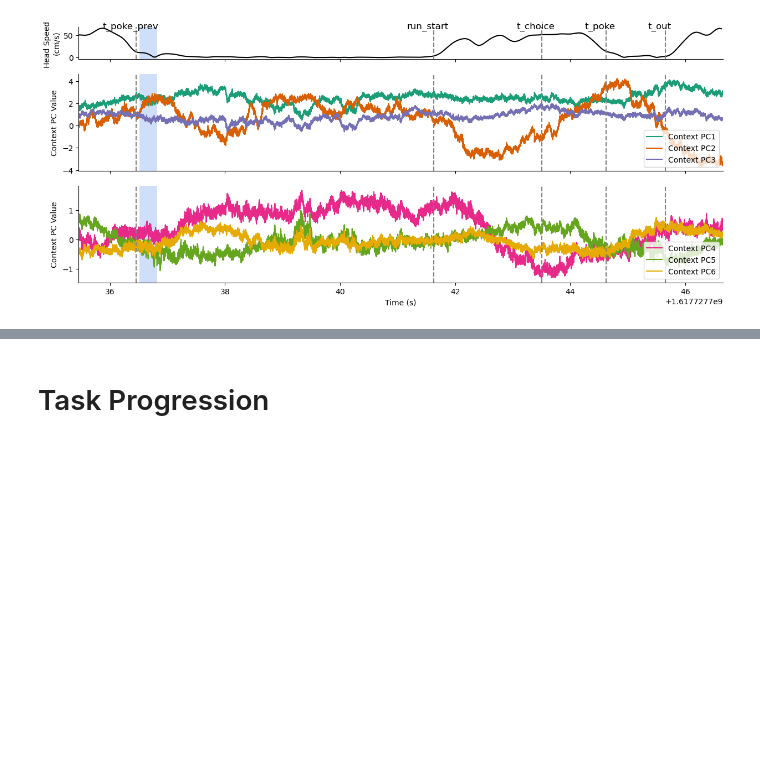
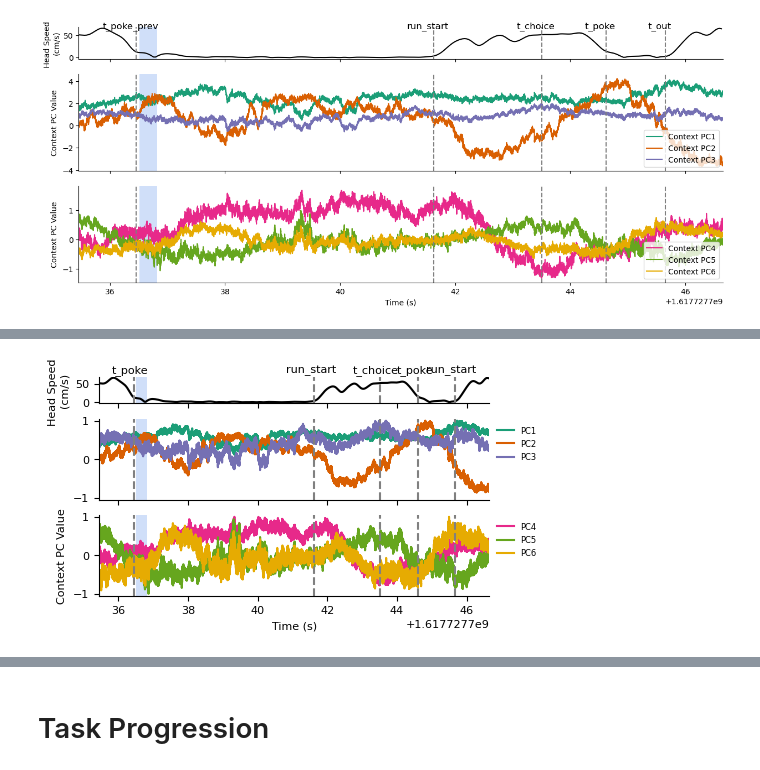
Before and after one commit to samuelbray32/c3po_publication, a Jupyter notebook: Fig5+6/rat_mpfc_sample_trace.ipynb, the cells around one changed output, grey strips where cells are left out. Saved outputs shown, nothing was run; the diff lists cells and outputs as text; code cells hidden in the pictures; blank space fills up the shorter version.

```diff
--- a/Fig5+6/rat_mpfc_sample_trace.ipynb
+++ b/Fig5+6/rat_mpfc_sample_trace.ipynb
@@ -31,8 +31,8 @@ marks_group_name = "mpfc_HYBRID"
 model_key = {
     "nwb_file_name": nwb_file_name,
     "marks_group_name": marks_group_name,
-    "model_name":"wilbur_v0_HYBRID_20210406_128d"
-    # "training_params_name":"wilbur_post_fix"
+    # "model_name":"wilbur_v0_HYBRID_20210406_128d"
+    "training_params_name":"wilbur_post_fix"
 }
 Model & model_key
 model_key = (Model() & model_key).fetch1("KEY")
@@ -46,6 +46,7 @@ analysis = (Model() & model_key).fetch_c3po_analysis(model_key, checkpoint=check
 
 from c3po.analysis.analysis import figure_directory
 from pathlib import Path
+figure_directory = Path("/home/sambray/Documents/c3po_publication/Figures")
 first_epochs = False
 fig_dir = Path(figure_directory) / f"Fig{fig_num}/{analysis_name}"/f"{subject}_{date}_{marks_group_name}_{model_key['model_name']}"
 if first_epochs:
@@ -1017,0 +1045,75 @@ fig.savefig(fig_dir / f"example_trial_{trial}.svg",)
+# %%
+if nwb_file_name == "wilbur20210406_.nwb":
+    trial = 124
+# elif nwb_file_name == "wilbur20210404_.nwb":
+    # trial = 24
+
+row = trial_df.iloc[trial]
+t_start = row.t_poke_prev - 1
+t_end = row.t_out + 1
+
+
+plt.rcParams.update({'font.size': 8})
+fig, ax = plt.subplots(nrows=3, height_ratios=[1, 3, 3], figsize=(5, 2.75), sharex=True,
+                       constrained_layout=True)
+c_ax_1= ax[1]
+c_ax_2 = ax[2]
+speed_ax = ax[0]
+
+
+# Speed
+pos_st = np.digitize(t_start, pos_df.index.values)
+pos_en = np.digitize(t_end, pos_df.index.values)
+pos_df_plot = pos_df.iloc[pos_st:pos_en]
+speed_ax.plot(pos_df_plot.index.values, pos_df_plot["head_speed"].values, color="black")
+speed_ax.set_ylabel("Head Speed \n(cm/s)")
+
+# Context
+ind_st = np.digitize(t_start, analysis.t)
+ind_en = np.digitize(t_end, analysis.t)
+ind_plot = slice(ind_st, ind_en)
+for i in [0,1,2]:
+    val = analysis.c_pca[ind_plot, i]
+    val = val/np.max(np.abs(val))
+    c_ax_1.plot(analysis.t[ind_plot], val, label=f"PC{i+1}",
+                color = plt.cm.Dark2(i/8))
+for i in [3,4,5]:
+    val = analysis.c_pca[ind_plot, i]
+    val = val/np.max(np.abs(val))
+    c_ax_2.plot(analysis.t[ind_plot], val, label=f"PC{i+1}",
+                color = plt.cm.Dark2(i/8))
+
+# c_ax_1.set_ylim(-4.5,4.5)
+for a in [c_ax_1, c_ax_2]:
+    a.set_ylim(-1.05,1.05)
+c_ax_2.set_ylabel("Context PC Value")
+
+# Mark Events
+times_to_mark = ["t_poke_prev", "run_start", "t_choice", "t_poke", "t_out"]
+text_to_mark = ["t_poke", "run_start", "t_choice", "t_poke", "run_start"]
+ylim = ax[0].get_ylim()
+for time, label in zip(times_to_mark, text_to_mark):
+    ax[0].text(row[time]-.1, 1.05 * ylim[1], label, fontsize=8, ha='center', va='bottom')
+    if not np.isnan(row[time]):
+        for i_a, a in enumerate(ax):
+            a.axvline(row[time], color="grey", linestyle="--")
+            a.spines[["top", "right"]].set_visible(False)
+            a.set_xlim(t_start, t_end)
+
+pump_in_window = [interval for interval in all_pump_intervals if interval[0] >= t_start and interval[1] <= t_end]
+for a in ax:
+    ylim = a.get_ylim()
+    for interval in pump_in_window:
+        a.fill_betweenx(ylim, interval[0], interval[1], facecolor="cornflowerblue", alpha=0.3)
+    a.set_ylim(ylim)
+
+for a in [c_ax_1, c_ax_2]:
+    a.legend(loc="upper left",frameon=False,bbox_to_anchor=(1,1),fontsize=6)
+
+ax[-1].set_xlabel("Time (s)")
+
+
+plt.rcParams["svg.fonttype"] = "none"
+fig.savefig(fig_dir / f"example_trial_pub_{trial}.svg",)
+# %% [output]
+[figure, added]
```
Also changed, not shown: parts of 10 cells of this notebook, 3 other files.
